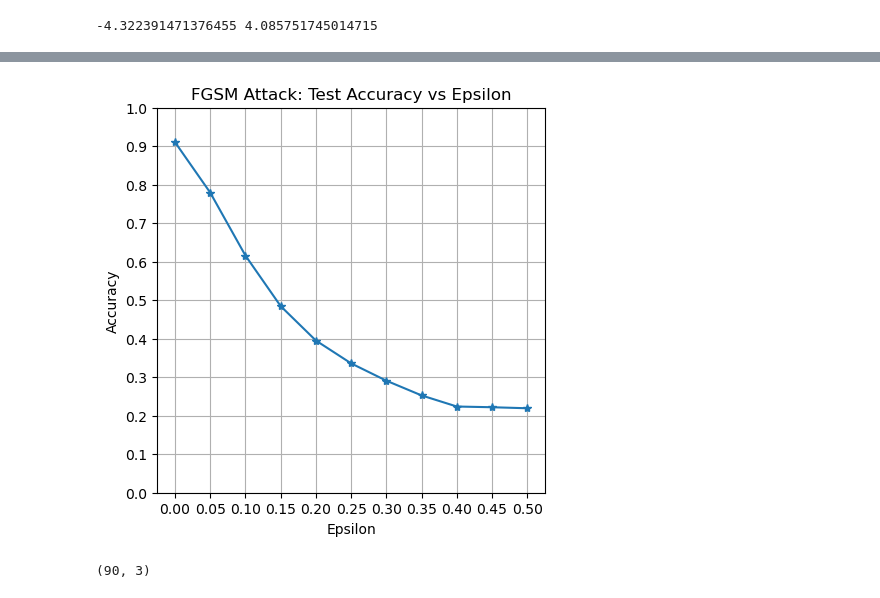
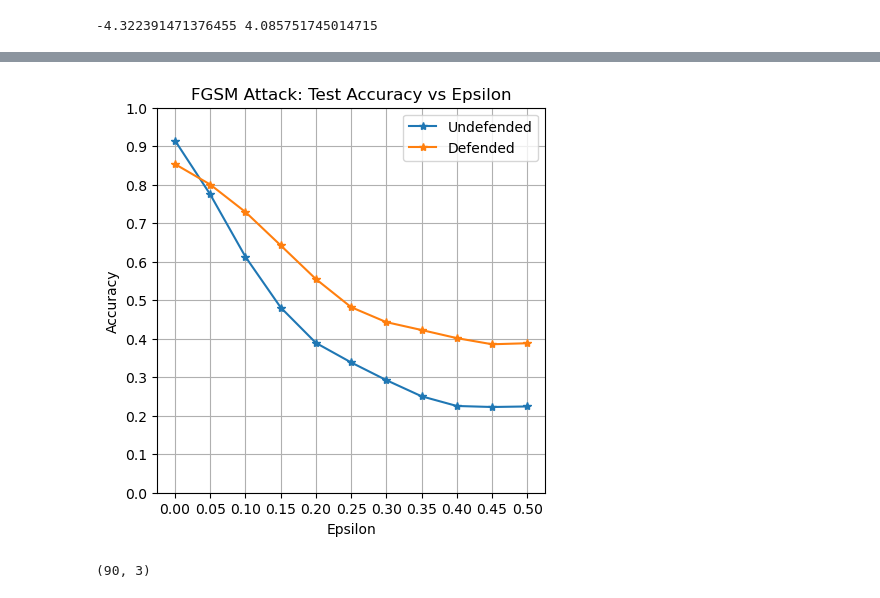
Before and after one commit to gijsdesmit/Project_DL, a Jupyter notebook: FGSM_attack_pytorch.ipynb, the cells around one changed output, grey strips where cells are left out. Saved outputs shown, nothing was run; the diff lists cells and outputs as text; code cells hidden in the pictures.

```diff
--- a/FGSM_attack_pytorch.ipynb
+++ b/FGSM_attack_pytorch.ipynb
@@ -12,18 +12,11 @@ from model import PyTorchModel_defended, PyTorchModel
 # Hyperparameters
 batchSize = 1
 # %%
-defend = True
+model_defended = PyTorchModel_defended()
+model_defended.load_state_dict(torch.load('model_pytorch_defended.pth'))
 
-if defend:
-    #load defended python model
-    model = PyTorchModel_defended()
-    state_dict = torch.load('model_pytorch_defended.pth')
-else:
-    #load undefended python model
-    model = PyTorchModel()
-    state_dict = torch.load('model_pytorch.pth')
-
-model.load_state_dict(state_dict)
+model_undefended = PyTorchModel()
+model_undefended.load_state_dict(torch.load('model_pytorch.pth'))
 # %% [output]
 <All keys matched successfully>
 # %%
@@ -90,7 +83,7 @@ def test_fgsm_attack(model, device, test_loader, epsilon):
     correct = 0
     adv_examples = []
 
-    for data, target in test_loader: # Loop over all examples in test set
+    for data, target in tqdm(test_loader, desc="Processing batches"): # Loop over all examples in test set
         data, target = data.to(device), target.to(device) # Send the data and label to the device
         outputs = model(data) # Calculate initial prediction
         init_pred = outputs.max(1, keepdim=True)[1] # get the index of the max log-probability
@@ -125,11 +118,17 @@ Final Accuracy on adversarial examples:  0.5643017787773461
 # %%
 # Multiple attack runs for different epsilon values
 epsilons = [0, 0.05, 0.1, 0.15, 0.2, 0.25, 0.3, 0.35, 0.4, .45, .5]
-epsilon_exs = dict() #dictionary to store adversarial examples for each epsilon
-epsilon_acc = dict() #dictionary to store accuracy for each epsilon
+epsilon_exs_undef = dict() #dictionary to store adversarial examples for each epsilon
+epsilon_exs_def = dict()
+epsilon_acc_undef = dict() #dictionary to store undefended accuracy for each epsilon
+epsilon_acc_def = dict() #dictionary to store defended accuracy
 
 for e in epsilons:
-    acc, adv_exs = test_fgsm_attack(model, device, test_loader, e)
-    epsilon_exs[e] = adv_exs
-    epsilon_acc[e] = acc
+    acc, adv_exs = test_fgsm_attack(model_undefended, device, test_loader, e)
+    epsilon_exs_undef[e] = adv_exs
+    epsilon_acc_undef[e] = acc
+
+    acc, adv_exs = test_fgsm_attack(model_defended, device, test_loader, e)
+    epsilon_exs_def[e] = adv_exs
+    epsilon_acc_def[e] = acc
 # %% [output]
@@ -153,15 +148,17 @@ Epsilon: 0.5    Test Accuracy = 0.2193825393580045
 # %%
 # Plot accuracy vs epsilon values
 plt.figure(figsize=(5,5))
-plt.plot(list(epsilon_acc.keys()), list(epsilon_acc.values()), "*-")
+plt.plot(list(epsilon_acc_undef.keys()), list(epsilon_acc_undef.values()), "*-", label="Undefended")
+plt.plot(list(epsilon_acc_def.keys()), list(epsilon_acc_def.values()), "*-", label="Defended")
 plt.yticks(np.arange(0, 1.1, step=0.1))
 plt.xticks(np.arange(0, .55, step=0.05))
 plt.title("FGSM Attack: Test Accuracy vs Epsilon")
 plt.grid()
+plt.legend()
 plt.xlabel("Epsilon"), plt.ylabel("Accuracy")
 plt.show()
 # %% [output]
-[figure, old version]
+[figure, new version]
 # %%
 #TODO: get data before normalisation
 # %%
```
Also changed, not shown: parts of 2 cells of this notebook, 7 other files.
